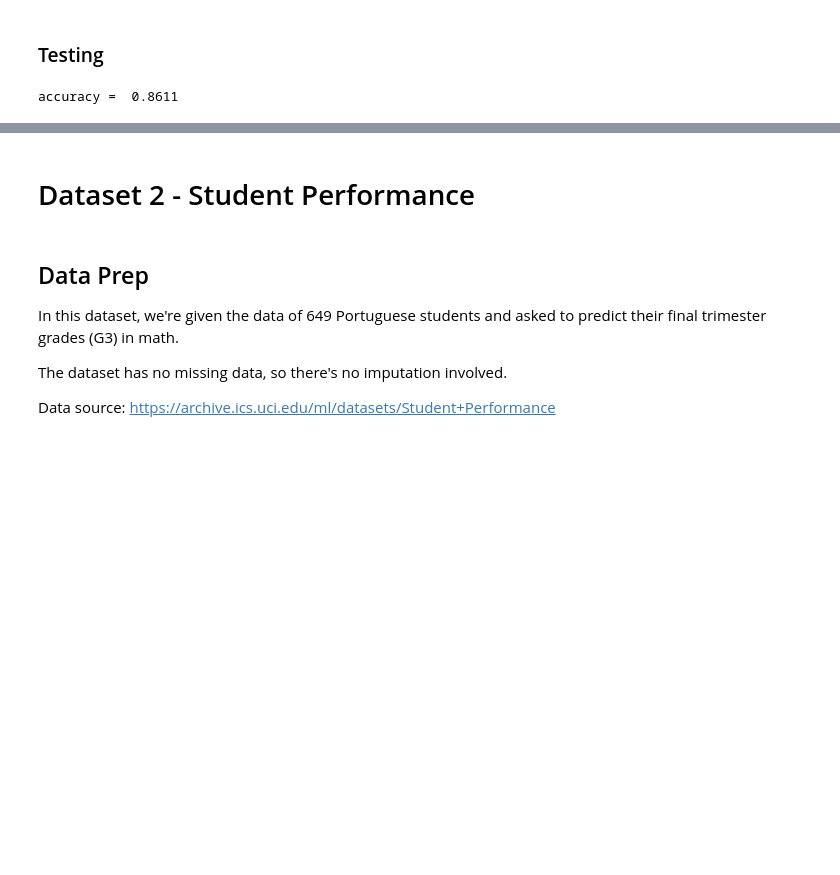
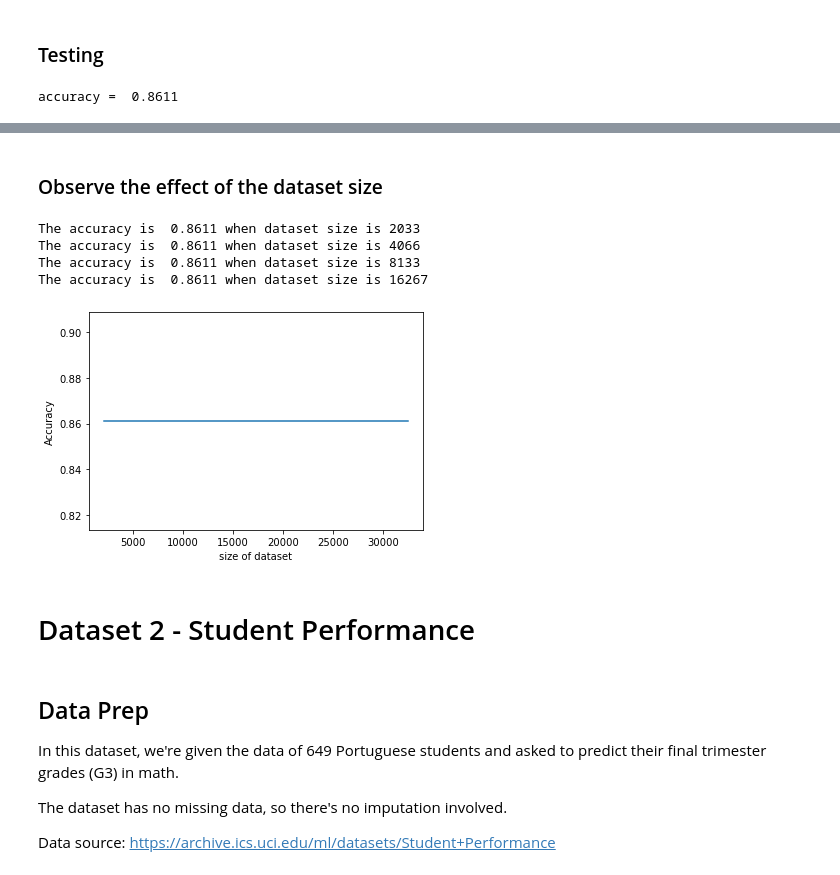
Before and after one commit to elvinzh/AMLP1, a Jupyter notebook: project1.ipynb, the cells around one changed output, grey strips where cells are left out. Drawn from its saved outputs; the diff is of its cells as text; code cells hidden in the pictures; blank space fills up the shorter version.

Commit message:
Trained different dataset size by decision tree but the result is weird..

```diff
--- a/project1.ipynb
+++ b/project1.ipynb
@@ -317,7 +321,7 @@ plt.show()
 ### Testing
 # %%
 y_pred = best_decistion_tree_model.predict(X_test)
-acc = np.mean(y_pred == y_test)
-print('accuracy = ', f'{acc:.4f}')
+test_acc = np.mean(y_pred == y_test)
+print('accuracy = ', f'{test_acc:.4f}')
 # %% [output]
 accuracy =  0.8611
@@ -336,3 +340,33 @@ sns.heatmap(cm, annot=labels, fmt='', cmap='Blues')
+# %% [markdown]
+### Observe the effect of the dataset size
+# %%
+accuracy = np.zeros(5)
+sub = np.array([16,8,4,2,1])
+
+for i in range(sub.size - 1):
+    #get subset of training data
+    size = X_train.shape[0] // sub[i]
+    X_train_sub = X_train[:size,:]
+    y_train_sub = y_train[:size]
+    #train
+    best_decision_tree_model, best_acc, best_cfg = train_Decision_Tree(X_train_sub, y_train_sub)
+    #prediction
+    y_pred = best_decistion_tree_model.predict(X_test)
+    acc = np.mean(y_pred == y_test)
+    print('The accuracy is ',f'{acc:.4f}', 'when dataset size is', size)
+    accuracy[i] = acc
+
+accuracy[sub.size-1] = test_acc
+plt.plot(X_train.shape[0] // sub, accuracy)
+plt.ylabel('Accuracy')
+plt.xlabel('size of dataset')
+plt.show()
+# %% [output]
+The accuracy is  0.8611 when dataset size is 2033
+The accuracy is  0.8611 when dataset size is 4066
+The accuracy is  0.8611 when dataset size is 8133
+The accuracy is  0.8611 when dataset size is 16267
+[figure, added]
 # %% [markdown]
 # Dataset 2 - Student Performance
 # %%
```
Also changed, not shown: parts of 7 cells of this notebook.
